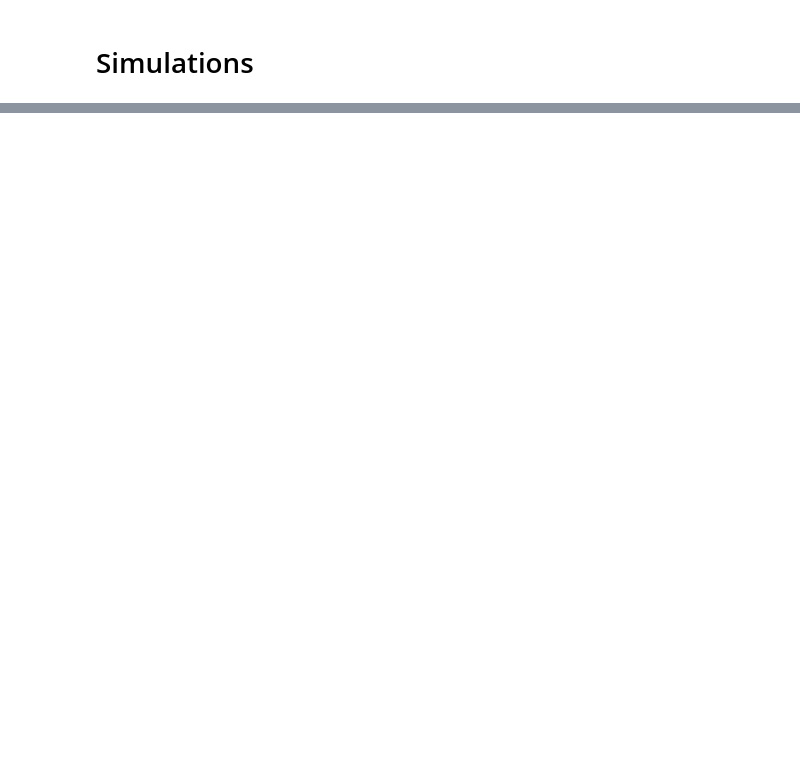
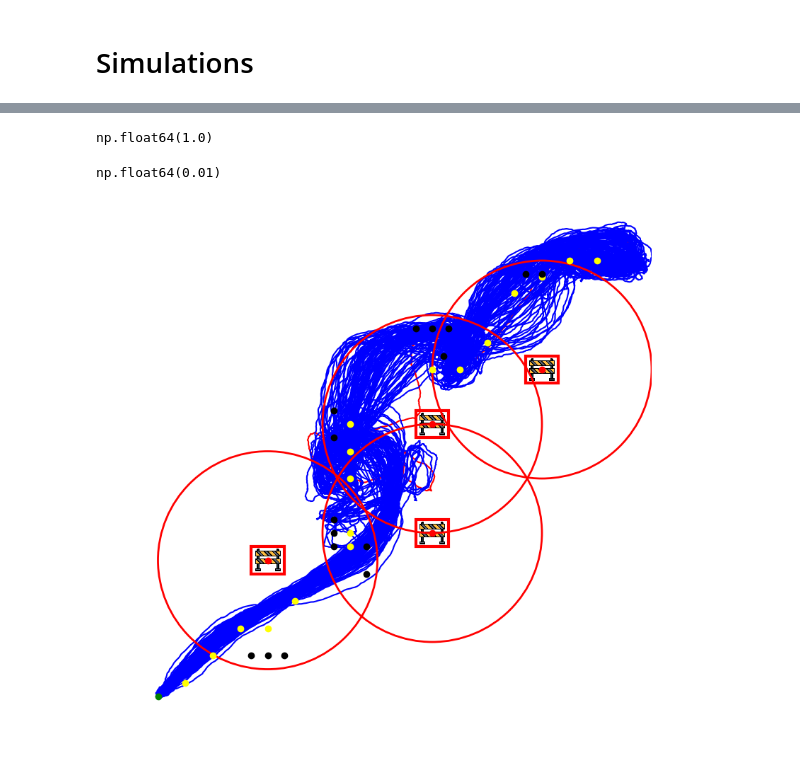
Before and after one commit to Nefasto1/CPS_Project, a Jupyter notebook: Prova.ipynb, the cells around one changed output, grey strips where cells are left out. Cells and saved outputs as stored; diff of their text form; code cells hidden in the pictures; blank space fills up the shorter version.

```diff
--- a/Prova.ipynb
+++ b/Prova.ipynb
@@ -146,0 +141,50 @@ draw_trajectories(obstacles, start, targets, states, target_list)
+# %%
+has_completed.mean()
+# %% [output]
+np.float64(1.0)
+# %%
+has_collided.mean()
+# %% [output]
+np.float64(0.01)
+# %%
+from src.Obstacle import Obstacle
+import numpy as np
+import matplotlib.pyplot as plt
+from matplotlib.patches import Circle
+
+# Initialize the Obstacles
+obstacles_draw = np.array([Obstacle(coords, angle) for coords, angle in obstacles])
+
+# Initialize the plot
+image_size = 1000
+fig = plt.figure(figsize=(image_size / 100, image_size / 100), dpi=100)
+ax = plt.gca()
+ax.axis('off')
+
+ax.set_xlim(0, image_size)
+ax.set_ylim(0, image_size)
+
+# Plot the trajectories
+colors = ["blue" if completed and not collided else "red" for completed, collided in zip(has_completed, has_collided)]
+for state, color in zip(states, colors):
+    ax.plot(state[:, 0], state[:, 1], color=color)
+
+# Plot the starting position
+ax.scatter(start[0][0], start[0][1], color="green", zorder=10)
+
+# Plot the obstacles and relative detection boundings
+for obstacle in obstacles_draw:
+    obstacle.draw(ax)
+    ax.add_patch(Circle(obstacle.get_coords(), 200, lw=2, facecolor="None", edgecolor="red", zorder=10))
+
+# Plot the target position
+ax.scatter(targets[:, 0], targets[:, 1], color="yellow", zorder=10)
+
+if len(target_list) > 0:
+    # Plot the temporaneous target positions
+    ax.scatter(target_list[:, 0], target_list[:, 1], color="black", zorder=10)
+
+# Show the plot
+plt.show()
+# %% [output]
+[figure, added]
```
Also changed, not shown: parts of 26 cells of this notebook, 5 other files.
